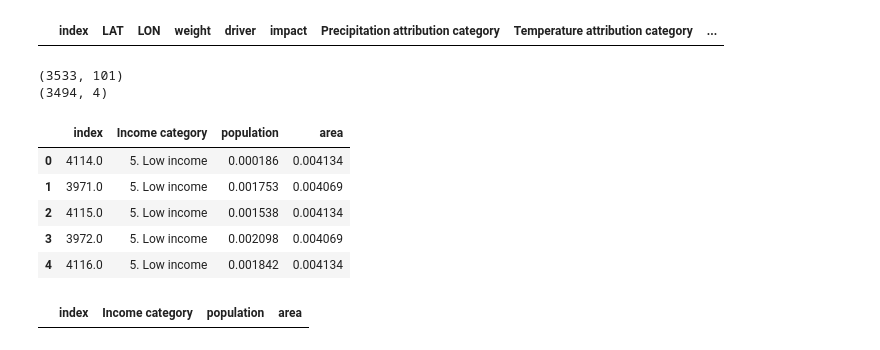
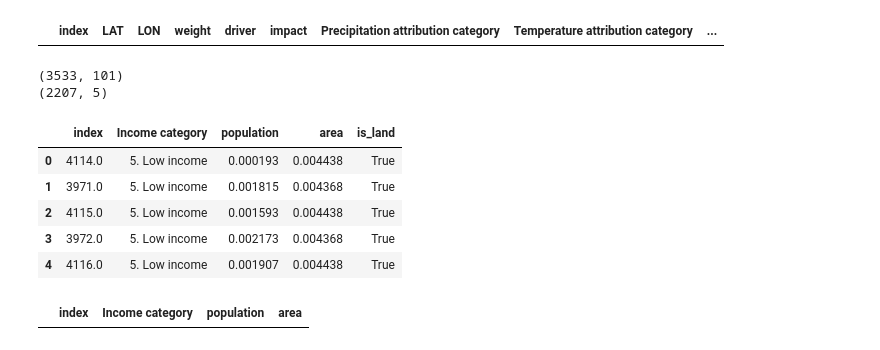
Before and after one commit to mcallaghan/interactive-impacts-map, a Jupyter notebook: transform_data.ipynb, the cells around one changed output. Drawn from its saved outputs; the diff is of its cells as text; code cells hidden in the pictures.

Commit message:
filter land data

```diff
--- a/transform_data.ipynb
+++ b/transform_data.ipynb
@@ -363,23 +363,24 @@ long_df[pd.isna(long_df['evidence_cat'])]
 # %%
 shp_ndf_df = pd.read_csv('/home/max/Documents/papers/regional-impacts-map/data/2_country_data.csv')
 print(shp_ndf_df.shape)
-shp_ndf_df = shp_ndf_df[['ndf_id','Income category']].rename(columns={"ndf_id":"index"}).merge(df[["index","population","area"]])
+shp_ndf_df = shp_ndf_df[['ndf_id','Income category']].rename(columns={"ndf_id":"index"}).merge(df[["index","population","area","is_land"]])
+shp_ndf_df = shp_ndf_df[shp_ndf_df['is_land']]
 shp_ndf_df = shp_ndf_df.drop_duplicates(['index'])
 shp_ndf_df['population'] = shp_ndf_df['population'] / shp_ndf_df.groupby('Income category')['population'].transform(sum)
 shp_ndf_df['area'] = shp_ndf_df['area'] / shp_ndf_df.groupby('Income category')['area'].transform(sum)
 
 shp_ndf_df.to_json('data/country_cell.json',orient="records")
 print(shp_ndf_df.shape)
 shp_ndf_df.head()
 # %% [output]
 (3533, 101)
-(3494, 4)
+(2207, 5)
-|  | index | Income category | population | area |
-| 0 | 4114.0 | 5. Low income | 0.000186 | 0.004134 |
-| 1 | 3971.0 | 5. Low income | 0.001753 | 0.004069 |
-| 2 | 4115.0 | 5. Low income | 0.001538 | 0.004134 |
-| 3 | 3972.0 | 5. Low income | 0.002098 | 0.004069 |
-| 4 | 4116.0 | 5. Low income | 0.001842 | 0.004134 |
+|  | index | Income category | population | area | is_land |
+| 0 | 4114.0 | 5. Low income | 0.000193 | 0.004438 | True |
+| 1 | 3971.0 | 5. Low income | 0.001815 | 0.004368 | True |
+| 2 | 4115.0 | 5. Low income | 0.001593 | 0.004438 | True |
+| 3 | 3972.0 | 5. Low income | 0.002173 | 0.004368 | True |
+| 4 | 4116.0 | 5. Low income | 0.001907 | 0.004438 | True |
 # %%
 shp_ndf_df[pd.isna(shp_ndf_df['area'])]
 # %% [output]
```
Also changed, not shown: 1 other file.
